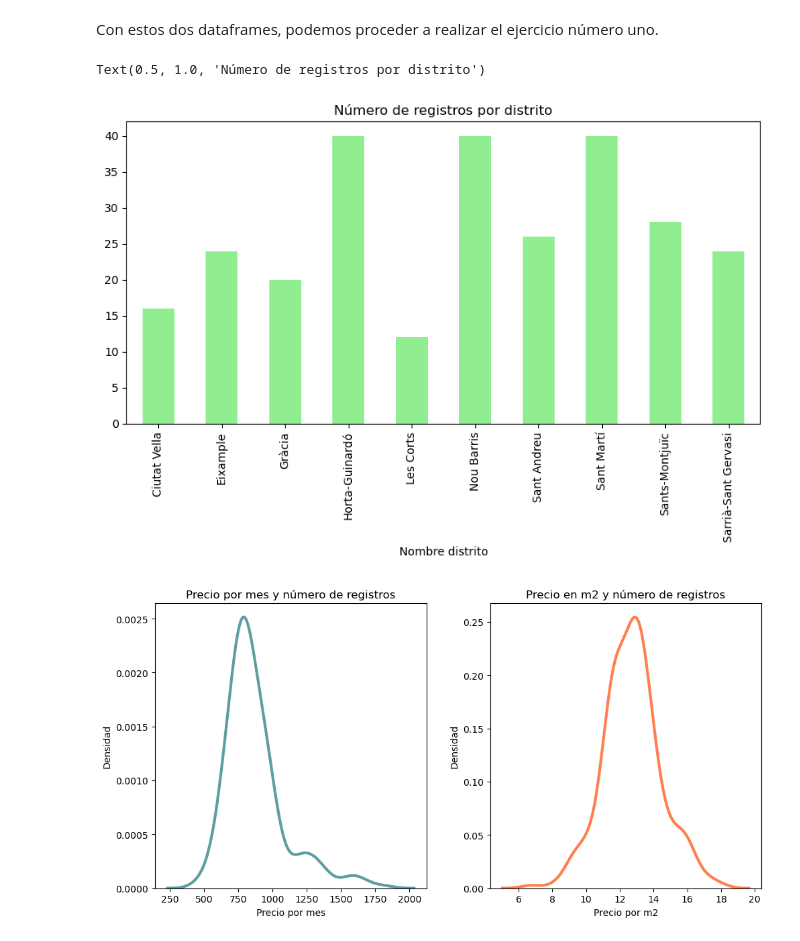
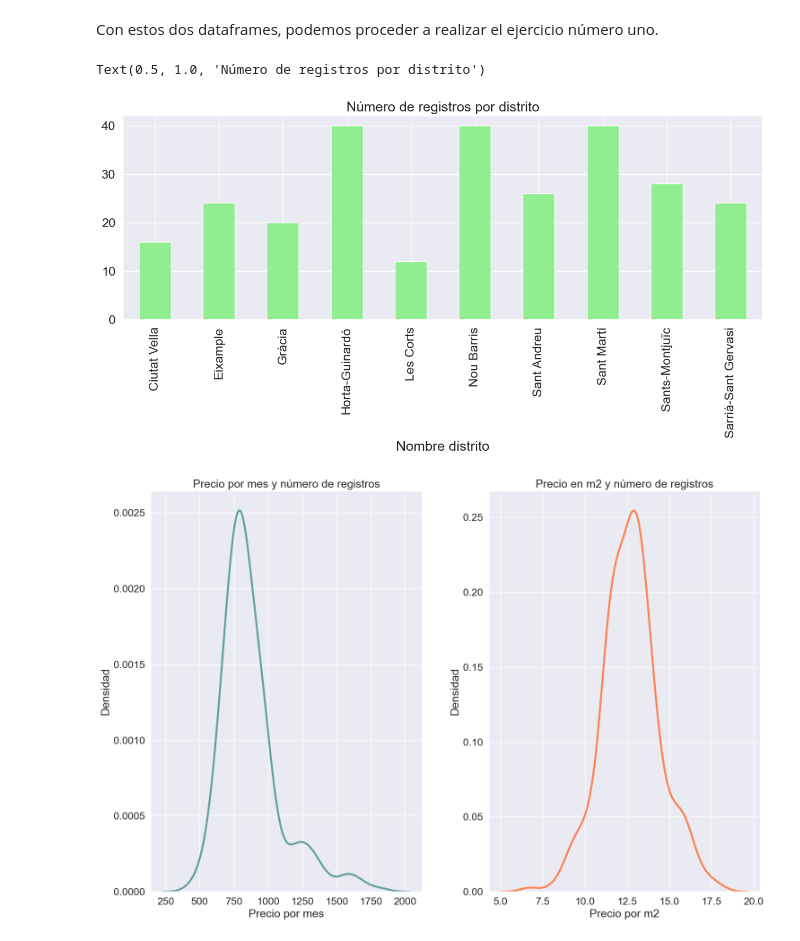
Before and after one commit to dcuxart/Ciencia_de_datos, a Jupyter notebook: Sprint_04_Tasca_01.ipynb, the cells around one changed output. Cells and saved outputs as stored; diff of their text form; code cells hidden in the pictures.

```diff
--- a/Sprint_04_Tasca_01.ipynb
+++ b/Sprint_04_Tasca_01.ipynb
@@ -163,16 +164,17 @@ Con estos dos dataframes, podemos proceder a realizar el ejercicio número uno.
 # %%
 df_men_dist = df_men.groupby(['Nom_Districte'])['Nom_Districte'].aggregate('count')
 
-plt.figure().set_figwidth(10)
+plt.figure().set_figwidth(15)
+sns.set(font_scale=1.5)
 
 df_men_dist.plot.bar(xlabel='Nombre distrito', color=['lightgreen'])
 
 plt.title('Número de registros por distrito')
 # %% [output]
 Text(0.5, 1.0, 'Número de registros por distrito')
-[figure, old version]
+[figure, new version]
 # %%
-fig = plt.figure(figsize=(10,5))
+fig = plt.figure(figsize=(15,10))
 
 ax1 = fig.add_subplot(1, 2, 1)
 
@@ -191,5 +193,5 @@ plt.ylabel('Densidad')
 plt.tight_layout(pad=0.4, w_pad=2.5, h_pad=1.0)
 plt.savefig('Precio_y_Numero_Registros')
 # %% [output]
-[figure, old version]
+[figure, new version]
 # %%
```
Also changed, not shown: parts of 6 cells of this notebook.
